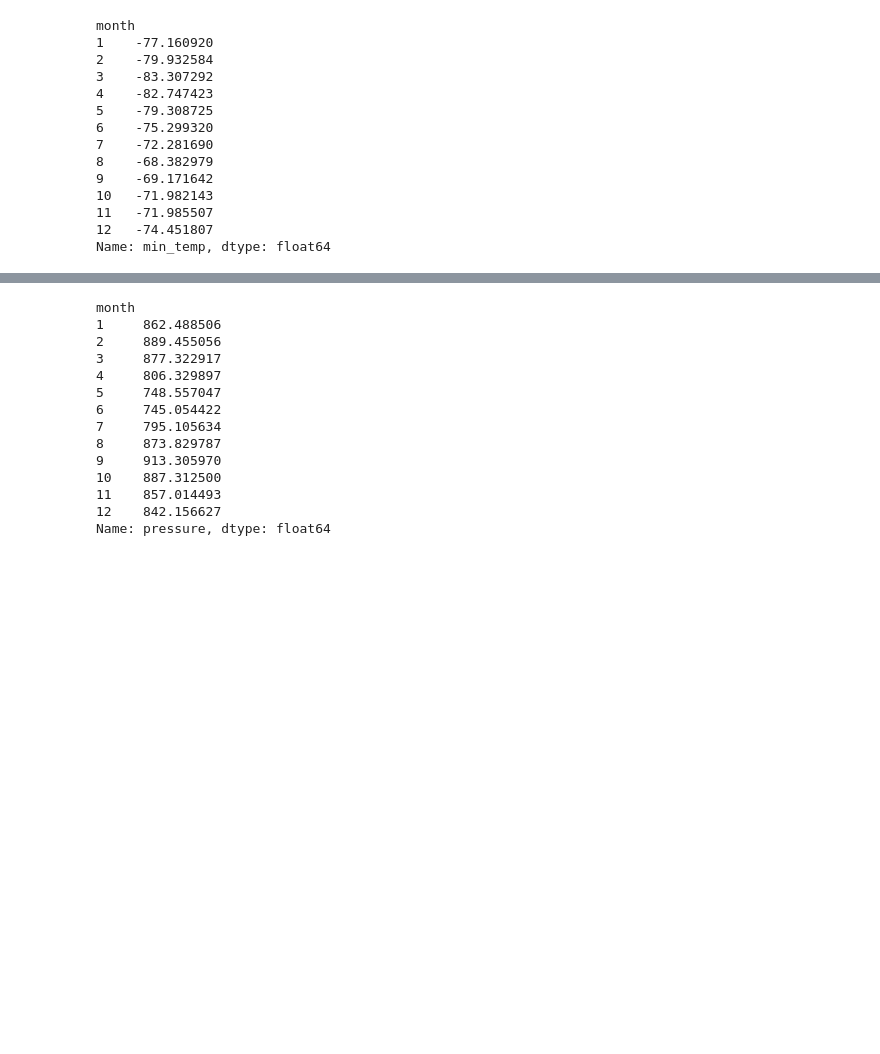
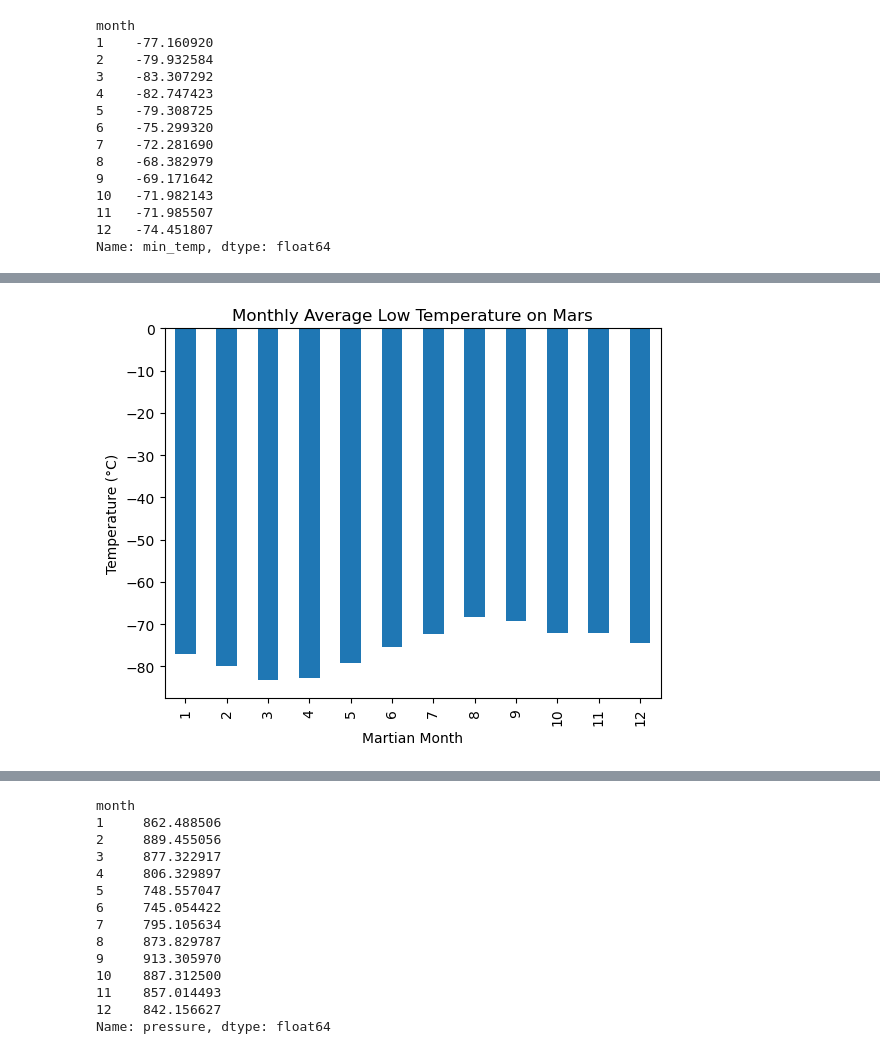
Before and after one commit to mnaffziger/python-web-challenge, a Jupyter notebook: src/part_2_mars_weather.ipynb, the cells around one changed output, grey strips where cells are left out. Cells and saved outputs as stored; diff of their text form; code cells hidden in the pictures; blank space fills up the shorter version.

```diff
--- a/src/part_2_mars_weather.ipynb
+++ b/src/part_2_mars_weather.ipynb
@@ -207,2 +232,13 @@ Name: min_temp, dtype: float64
+# %%
+# Plot the average temperature by month
+mars_ave_min_temp.plot(kind = 'bar',
+                       xlabel='Martian Month',
+                       ylabel='Temperature (°C)',
+                       title = "Monthly Average Low Temperature on Mars"
+                       )
+
+plt.show()
+# %% [output]
+[figure, added]
 # %%
 # Identify the coldest and hottest months in Curiosity's location
```
Also changed, not shown: parts of 23 cells of this notebook, 2 other files.
